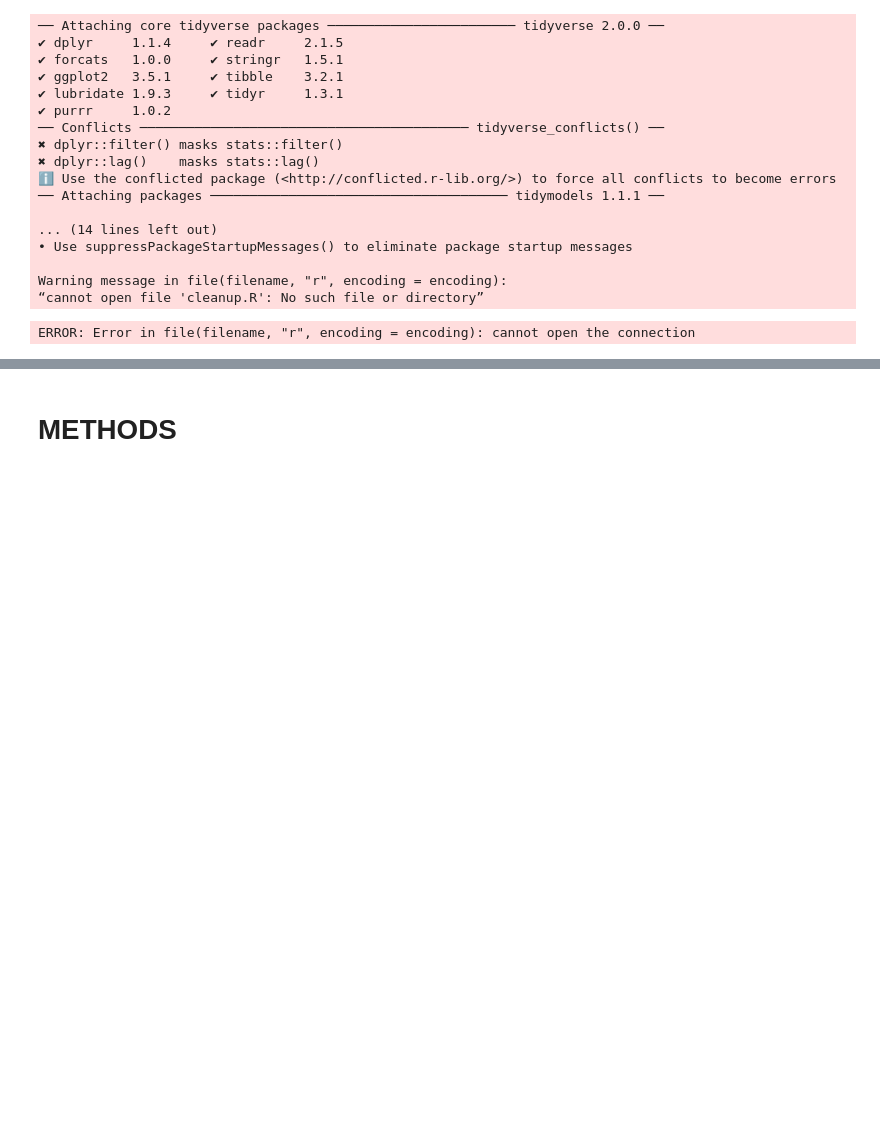
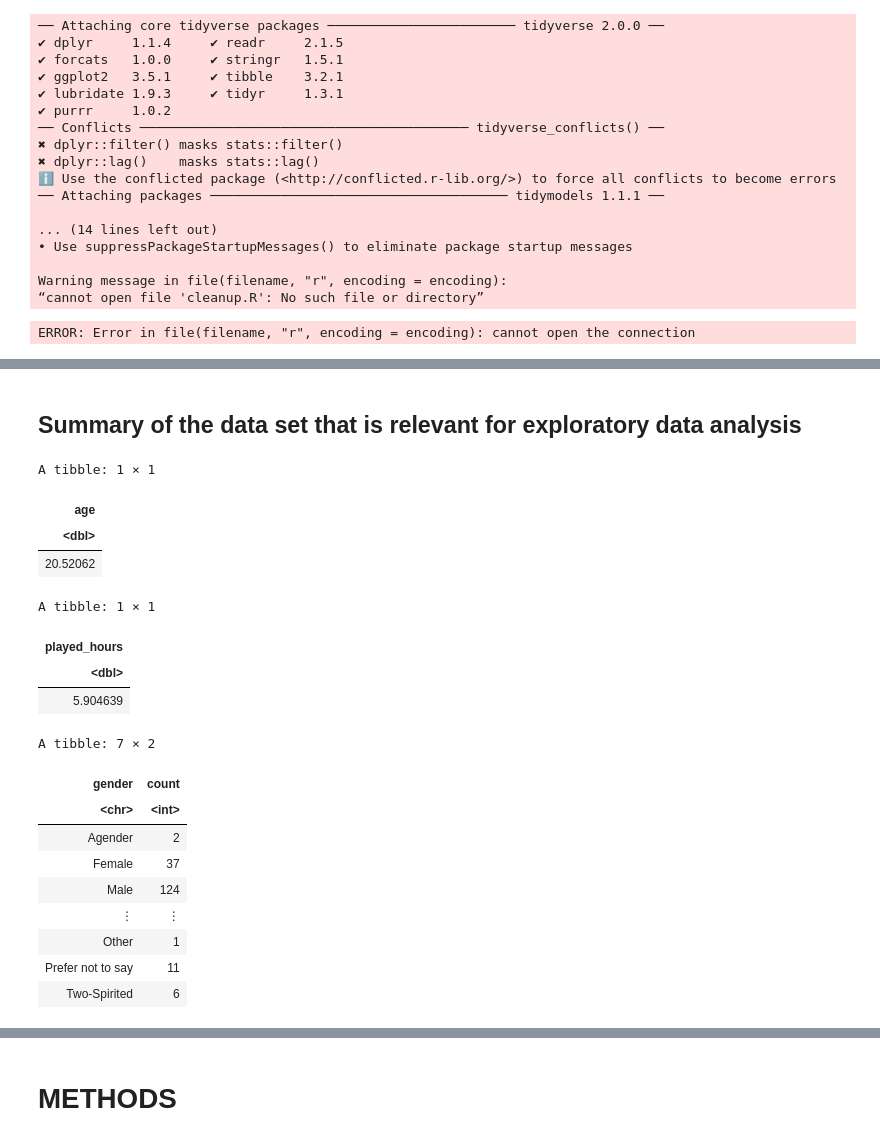
Before and after one commit to Ivy-Z-Z/DSCI-100-Group-Project, a Jupyter notebook: Project.ipynb, the cells around one changed output, grey strips where cells are left out. Drawn from its saved outputs; the diff is of its cells as text; code cells hidden in the pictures; blank space fills up the shorter version.

```diff
--- a/Project.ipynb
+++ b/Project.ipynb
@@ -37,0 +84,38 @@ ERROR: Error in file(filename, "r", encoding = encoding): cannot open the connec
+# %% [markdown]
+## Summary of the data set that is relevant for exploratory data analysis
+# %%
+# Average age
+avg_age <- players_clean |>
+    summarize(age = mean(Age))
+avg_age
+
+# Average played hours
+avg_playedhours <- players_clean |>
+    summarize(played_hours = mean(played_hours))
+avg_playedhours
+
+# Counts of the genders
+players_gender <- players |>
+    select(gender) |>
+    group_by(gender) |>
+    summarize(count = n())
+players_gender
+# %% [output]
+A tibble: 1 × 1
+| age |
+| <dbl> |
+| 20.52062 |
+A tibble: 1 × 1
+| played_hours |
+| <dbl> |
+| 5.904639 |
+A tibble: 7 × 2
+| gender | count |
+| <chr> | <int> |
+| Agender | 2 |
+| Female | 37 |
+| Male | 124 |
+| ⋮ | ⋮ |
+| Other | 1 |
+| Prefer not to say | 11 |
+| Two-Spirited | 6 |
```
Also changed, not shown: parts of 8 cells of this notebook.
